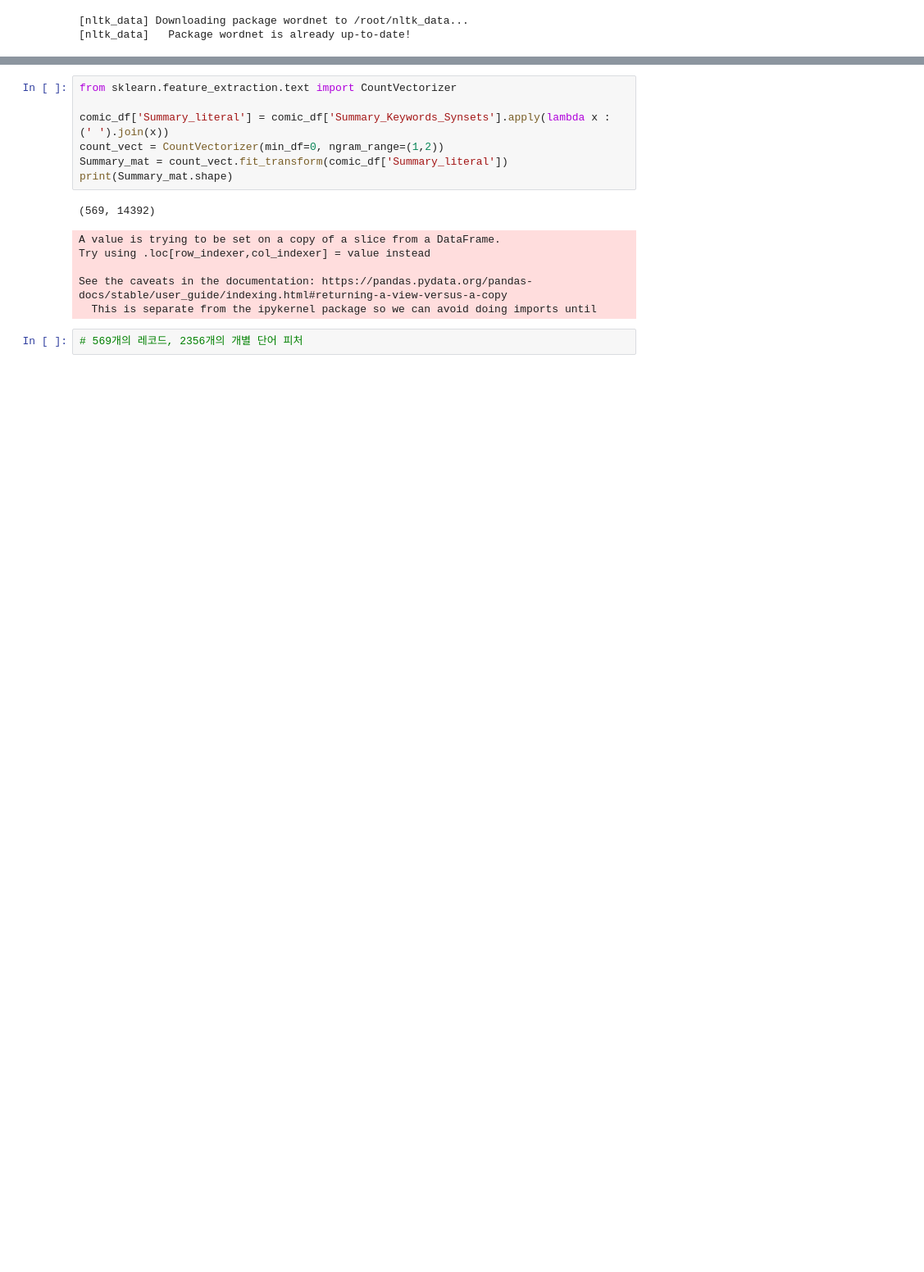
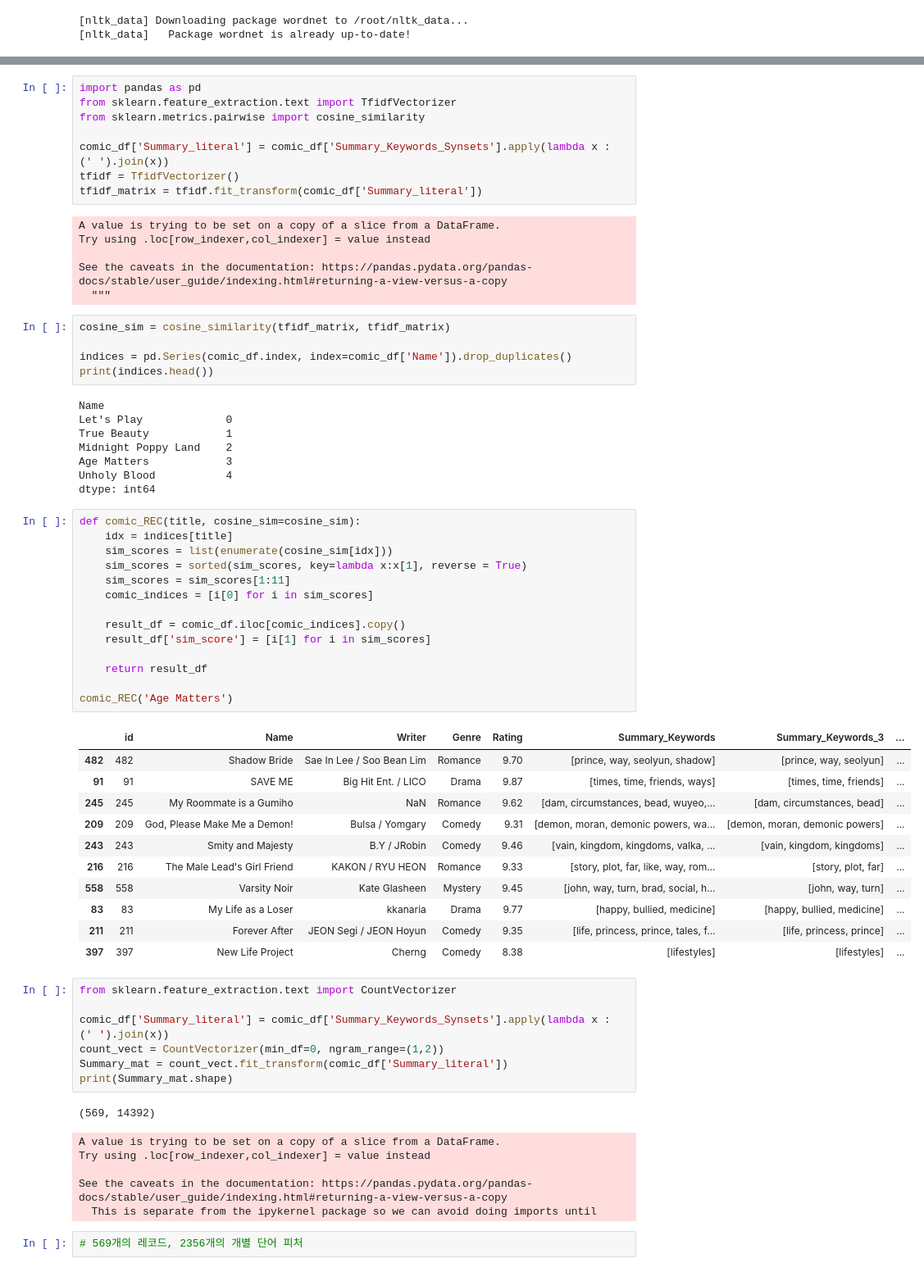
Before and after one commit to seungyeon38/Webtoon_recommendation_system, a Jupyter notebook: 코싸인유사도적용.ipynb, the cells around one changed output, grey strips where cells are left out. Shown at 82% size. Saved outputs shown, nothing was run; the diff lists cells and outputs as text; blank space fills up the shorter version.

Commit message:
tf-idf vectorize 사용해서 유사도 점수까지 확인

```diff
--- a/코싸인유사도적용.ipynb
+++ b/코싸인유사도적용.ipynb
@@ -280,3 +321,56 @@ comic_df.head(1)
+# %%
+import pandas as pd
+from sklearn.feature_extraction.text import TfidfVectorizer
+from sklearn.metrics.pairwise import cosine_similarity
+
+comic_df['Summary_literal'] = comic_df['Summary_Keywords_Synsets'].apply(lambda x : (' ').join(x))
+tfidf = TfidfVectorizer()
+tfidf_matrix = tfidf.fit_transform(comic_df['Summary_literal'])
+# %% [output]
+A value is trying to be set on a copy of a slice from a DataFrame.
+Try using .loc[row_indexer,col_indexer] = value instead
+
+See the caveats in the documentation: https://pandas.pydata.org/pandas-docs/stable/user_guide/indexing.html#returning-a-view-versus-a-copy
+  """
+# %%
+cosine_sim = cosine_similarity(tfidf_matrix, tfidf_matrix)
+
+indices = pd.Series(comic_df.index, index=comic_df['Name']).drop_duplicates()
+print(indices.head())
+# %% [output]
+Name
+Let's Play             0
+True Beauty            1
+Midnight Poppy Land    2
+Age Matters            3
+Unholy Blood           4
+dtype: int64
+# %%
+def comic_REC(title, cosine_sim=cosine_sim):
+    idx = indices[title]
+    sim_scores = list(enumerate(cosine_sim[idx]))
+    sim_scores = sorted(sim_scores, key=lambda x:x[1], reverse = True)
+    sim_scores = sim_scores[1:11]
+    comic_indices = [i[0] for i in sim_scores]
+
+    result_df = comic_df.iloc[comic_indices].copy()
+    result_df['sim_score'] = [i[1] for i in sim_scores]
+
+    return result_df
+
+comic_REC('Age Matters')
+# %% [output]
+|  | id | Name | Writer | Genre | Rating | Summary_Keywords | Summary_Keywords_3 | ... |
+| 482 | 482 | Shadow Bride | Sae In Lee / Soo Bean Lim | Romance | 9.70 | [prince, way, seolyun, shadow] | [prince, way, seolyun] | ... |
+| 91 | 91 | SAVE ME | Big Hit Ent. / LICO | Drama | 9.87 | [times, time, friends, ways] | [times, time, friends] | ... |
+| 245 | 245 | My Roommate is a Gumiho | NaN | Romance | 9.62 | [dam, circumstances, bead, wuyeo,... | [dam, circumstances, bead] | ... |
+| 209 | 209 | God, Please Make Me a Demon! | Bulsa / Yomgary | Comedy | 9.31 | [demon, moran, demonic powers, wa... | [demon, moran, demonic powers] | ... |
+| 243 | 243 | Smity and Majesty | B.Y / JRobin | Comedy | 9.46 | [vain, kingdom, kingdoms, valka, ... | [vain, kingdom, kingdoms] | ... |
+| 216 | 216 | The Male Lead's Girl Friend | KAKON / RYU HEON | Romance | 9.33 | [story, plot, far, like, way, rom... | [story, plot, far] | ... |
+| 558 | 558 | Varsity Noir | Kate Glasheen | Mystery | 9.45 | [john, way, turn, brad, social, h... | [john, way, turn] | ... |
+| 83 | 83 | My Life as a Loser | kkanaria | Drama | 9.77 | [happy, bullied, medicine] | [happy, bullied, medicine] | ... |
+| 211 | 211 | Forever After | JEON Segi / JEON Hoyun | Comedy | 9.35 | [life, princess, prince, tales, f... | [life, princess, prince] | ... |
+| 397 | 397 | New Life Project | Cherng | Comedy | 8.38 | [lifestyles] | [lifestyles] | ... |
 # %%
 from sklearn.feature_extraction.text import CountVectorizer
 
```
Also changed, not shown: parts of 10 cells of this notebook.
